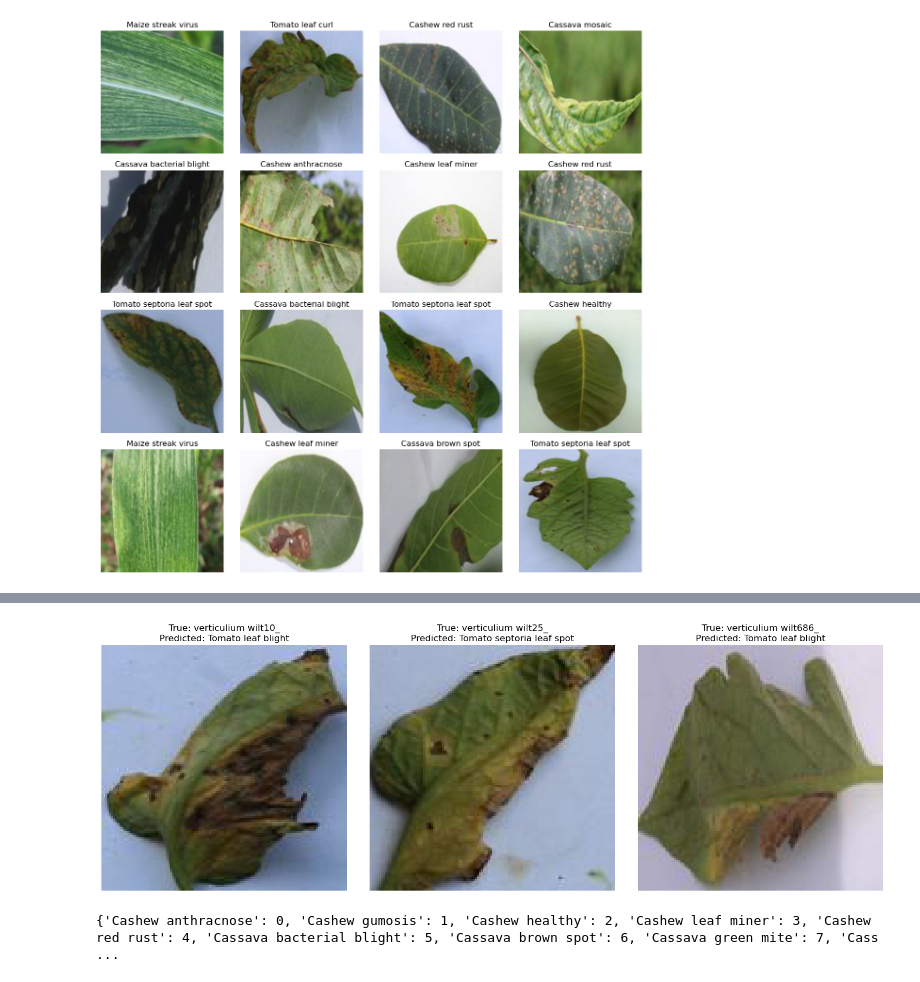
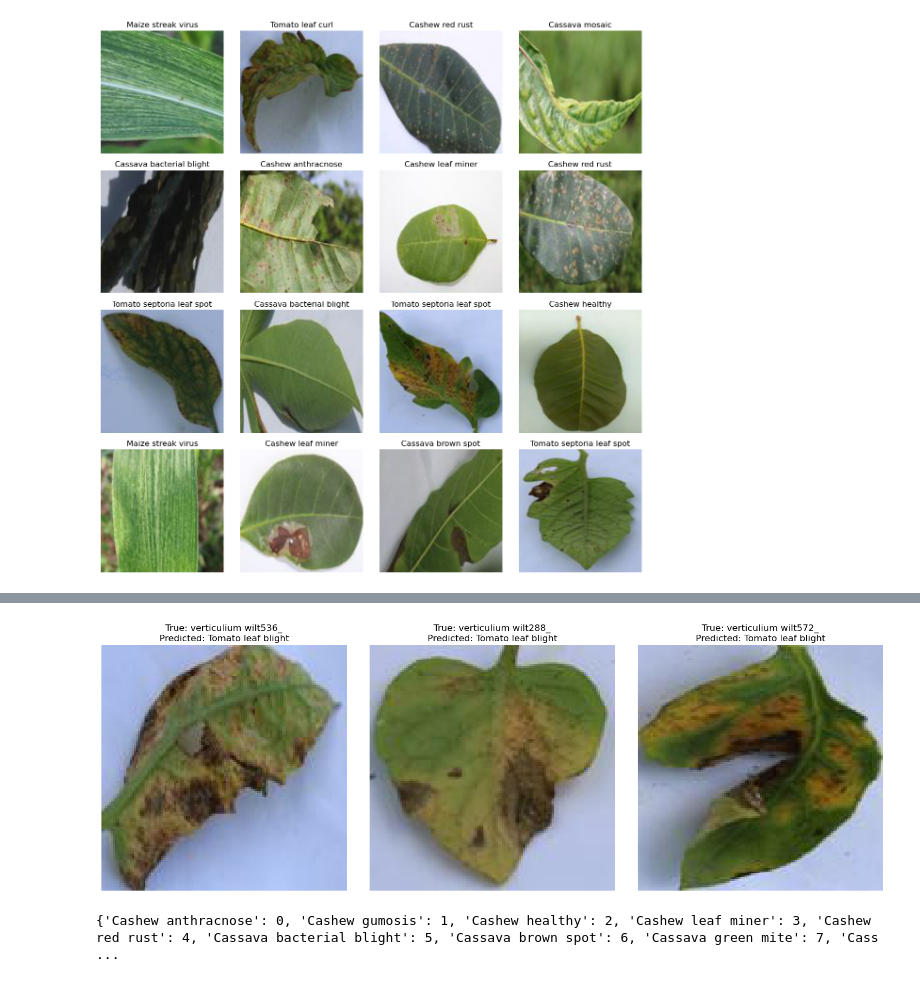
Before and after one commit to omolola-A/AgroIntel_App, a Jupyter notebook: crop_detection-AGRO.ipynb, the cells around one changed output, grey strips where cells are left out. Saved outputs shown, nothing was run; the diff lists cells and outputs as text; code cells hidden in the pictures.

```diff
--- a/crop_detection-AGRO.ipynb
+++ b/crop_detection-AGRO.ipynb
@@ -577,7 +563,7 @@ Test Accuracy: 0.7471
 # %%
-predict_labels_and_display(r"C:\Users\USER\Desktop\Detection\Model_training2\cnn_model.keras")
+predict_labels_and_display(r"C:\Users\Dell\Desktop\3MTT\Hackaton 2.0\Model_training\cnn_model.keras")
 # %% [output]
-[figure, old version]
+[figure, new version]
 # %%
 print(train_data.class_indices)
 # %% [output]
```
Also changed, not shown: parts of 12 cells of this notebook.
